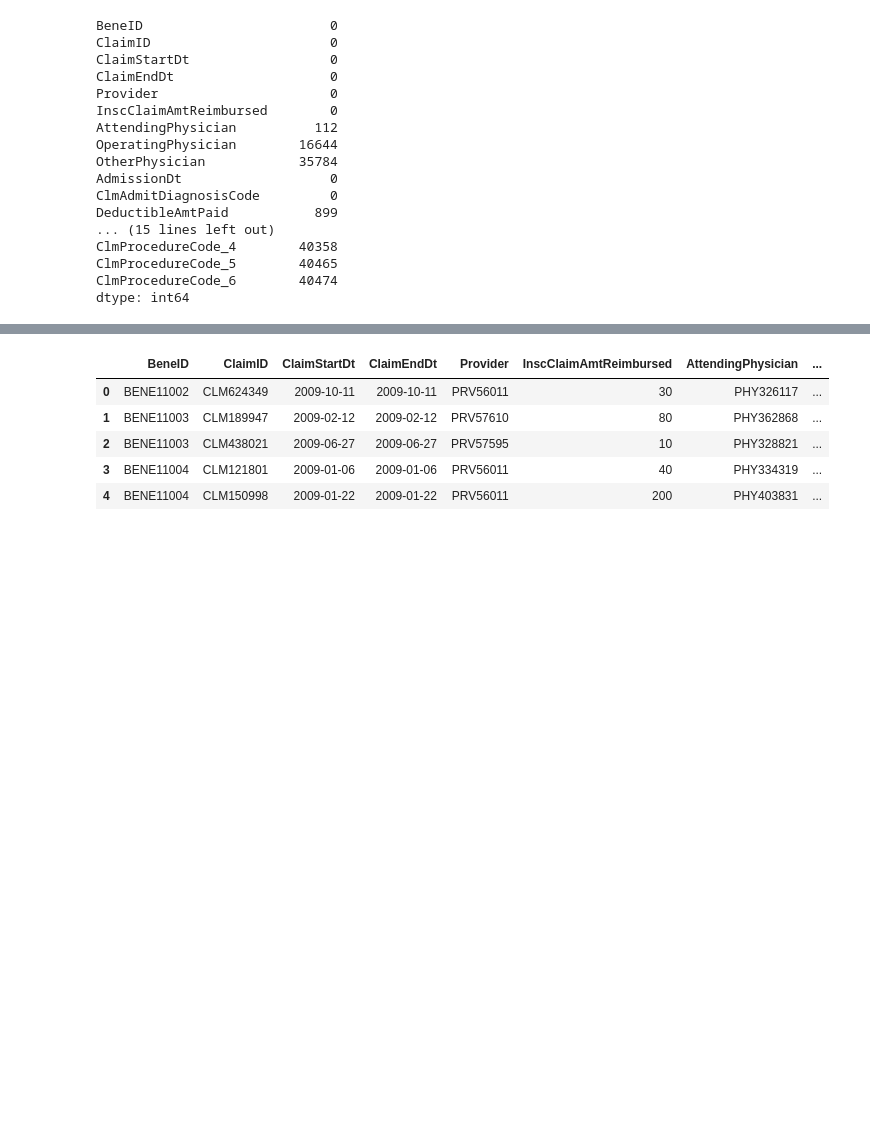
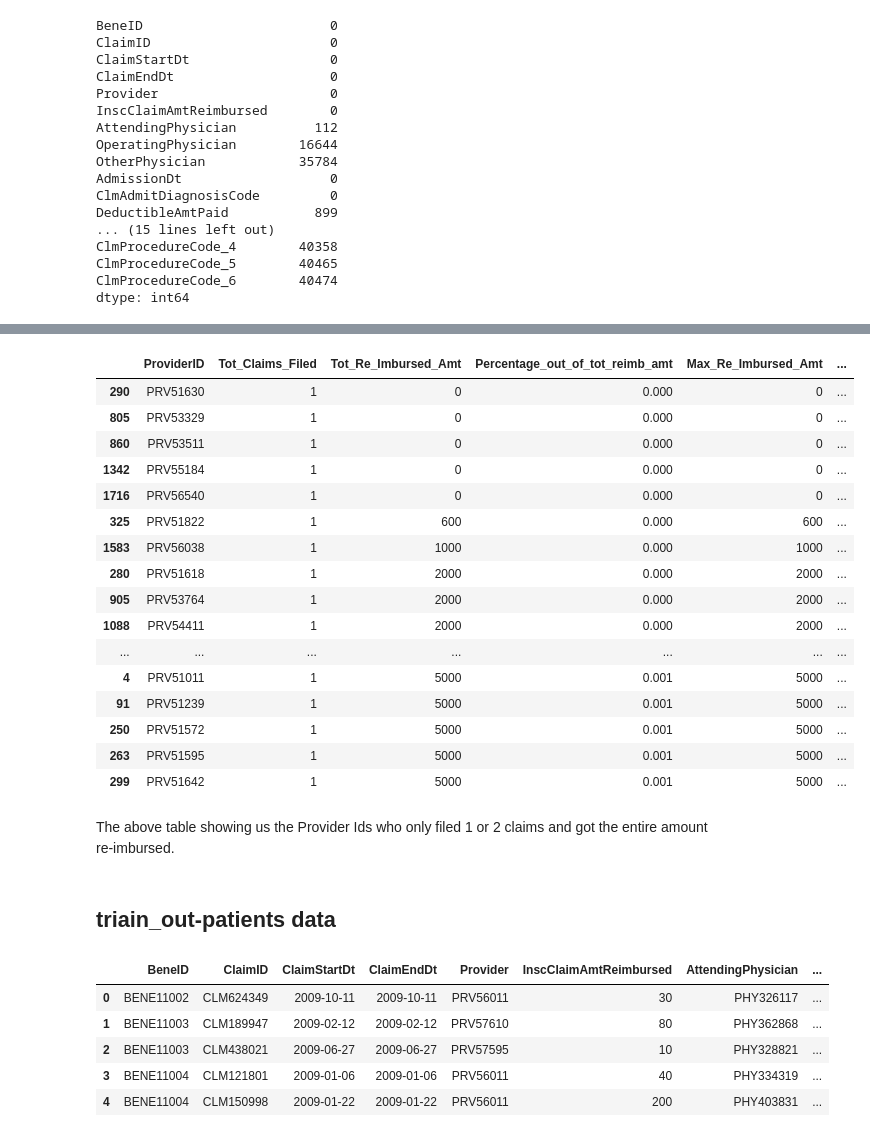
Before and after one commit to ShabnaNasser/Healthcare-Provider-Fraud-Detection-Analysis, a Jupyter notebook: HEALTHCARE PROVIDER FRAUD DETECTION ANALYSIS.ipynb, the cells around one changed output, grey strips where cells are left out. Cells and saved outputs as stored; diff of their text form; code cells hidden in the pictures; blank space fills up the shorter version.

Commit message:
data wrangling

```diff
--- a/HEALTHCARE PROVIDER FRAUD DETECTION ANALYSIS.ipynb
+++ b/HEALTHCARE PROVIDER FRAUD DETECTION ANALYSIS.ipynb
@@ -239,0 +716,14 @@ train_inpatient.duplicated().sum()
+# %%
+#merging prv_tot_filed_claims_and_tot_reimb_amt with provider_max_reimbursed_amt
+
+prv_tot_filed_claims_tot_max_reimb_amt = pd.merge(left=prv_tot_filed_claims_and_tot_reimb_amt,
+                                                  right=provider_max_reimbursed_amt, how='inner',
+                                                  left_on=prv_tot_filed_claims_and_tot_reimb_amt['ProviderID'],
+                                                  right_on=provider_max_reimbursed_amt.index)
+# %%
+#dropping index key_0 column
+prv_tot_filed_claims_tot_max_reimb_amt.drop(['key_0'], axis=1, inplace=True)
+# %%
+#calculating difference between total and maximum reimbursed amt
+prv_tot_filed_claims_tot_max_reimb_amt['Diff_in_Tot_and_Max'] = prv_tot_filed_claims_tot_max_reimb_amt['Tot_Re_Imbursed_Amt'] - \
+prv_tot_filed_claims_tot_max_reimb_amt['Max_Re_Imbursed_Amt']
@@ -240,3 +739,30 @@ train_inpatient.duplicated().sum()
+# %%
+prv_tot_filed_claims_tot_max_reimb_amt.sort_values(by=['Diff_in_Tot_and_Max','Max_Re_Imbursed_Amt','Percentage_out_of_tot_reimb_amt'],
+                                                   axis=0, inplace=True)
+# %%
+prv_tot_filed_claims_tot_max_reimb_amt.head(60)
+# %% [output]
+|  | ProviderID | Tot_Claims_Filed | Tot_Re_Imbursed_Amt | Percentage_out_of_tot_reimb_amt | Max_Re_Imbursed_Amt | ... |
+| 290 | PRV51630 | 1 | 0 | 0.000 | 0 | ... |
+| 805 | PRV53329 | 1 | 0 | 0.000 | 0 | ... |
+| 860 | PRV53511 | 1 | 0 | 0.000 | 0 | ... |
+| 1342 | PRV55184 | 1 | 0 | 0.000 | 0 | ... |
+| 1716 | PRV56540 | 1 | 0 | 0.000 | 0 | ... |
+| 325 | PRV51822 | 1 | 600 | 0.000 | 600 | ... |
+| 1583 | PRV56038 | 1 | 1000 | 0.000 | 1000 | ... |
+| 280 | PRV51618 | 1 | 2000 | 0.000 | 2000 | ... |
+| 905 | PRV53764 | 1 | 2000 | 0.000 | 2000 | ... |
+| 1088 | PRV54411 | 1 | 2000 | 0.000 | 2000 | ... |
+| ... | ... | ... | ... | ... | ... | ... |
+| 4 | PRV51011 | 1 | 5000 | 0.001 | 5000 | ... |
+| 91 | PRV51239 | 1 | 5000 | 0.001 | 5000 | ... |
+| 250 | PRV51572 | 1 | 5000 | 0.001 | 5000 | ... |
+| 263 | PRV51595 | 1 | 5000 | 0.001 | 5000 | ... |
+| 299 | PRV51642 | 1 | 5000 | 0.001 | 5000 | ... |
+# %% [markdown]
+The above table showing us the Provider Ids who only filed 1 or 2 claims and got the entire amount re-imbursed.
+# %% [markdown]
+## triain_out-patients data
 # %%
 train_outpatient.head()
 # %% [output]
```
Also changed, not shown: parts of 204 cells of this notebook.
